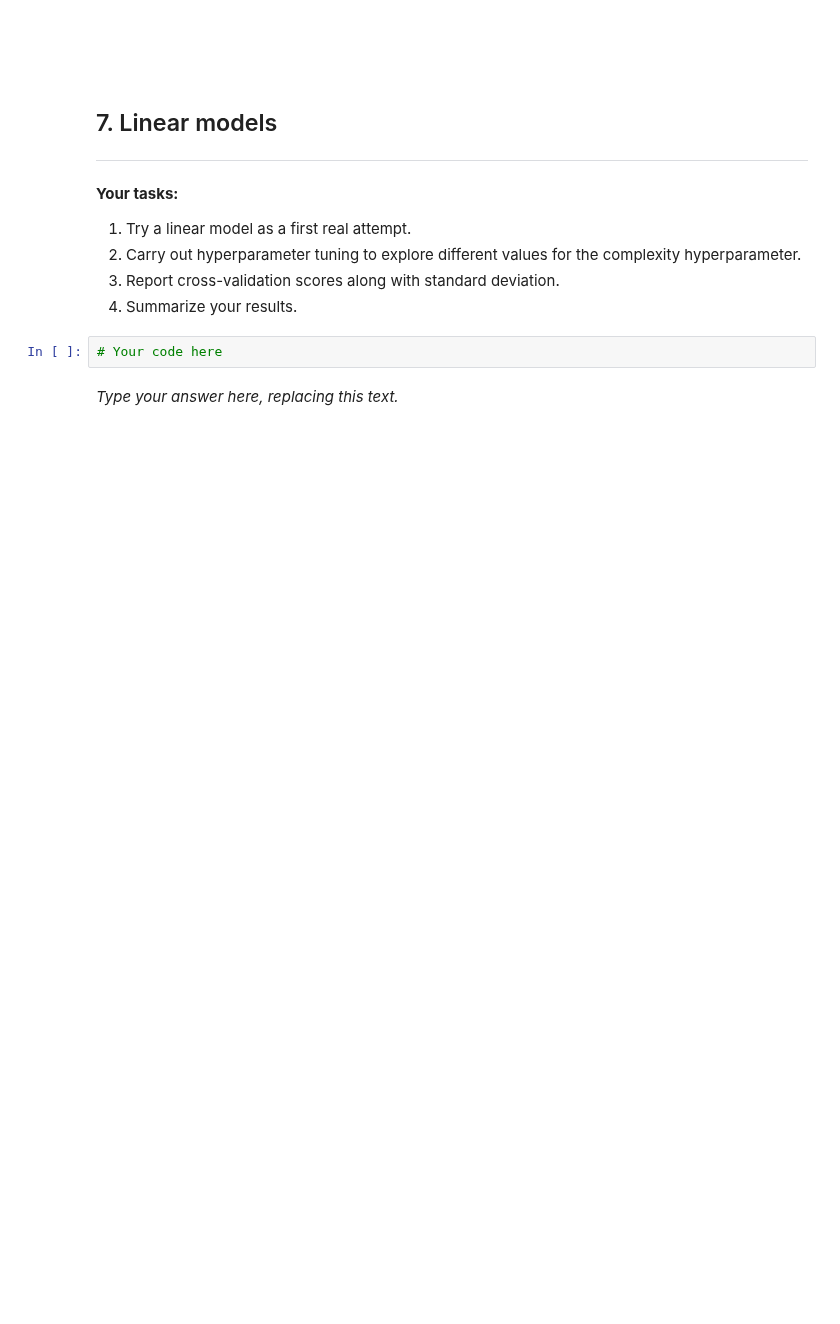
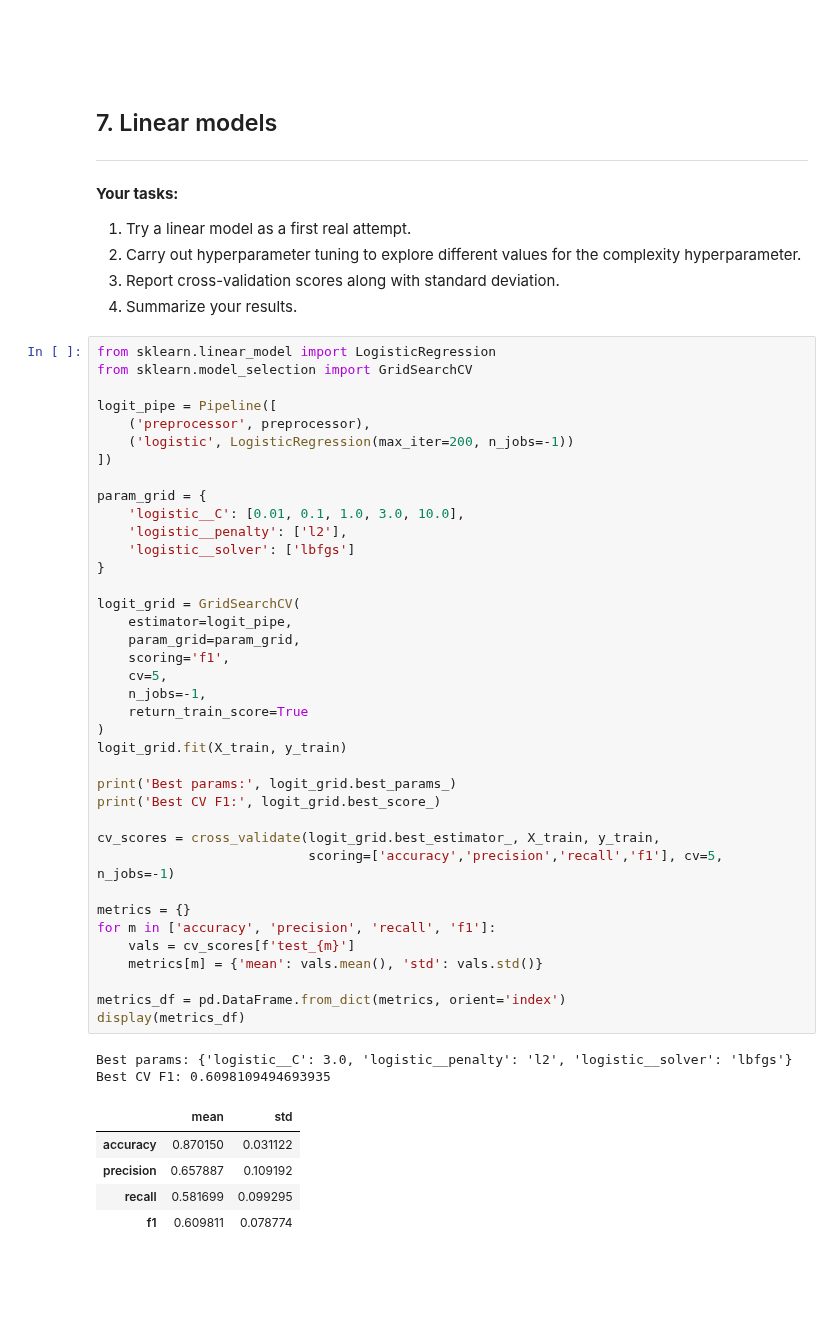
Before and after one commit to greatbabyred/CS4320-Project, a Jupyter notebook: template.ipynb, the cells around one changed output. Cells and saved outputs as stored; diff of their text form; blank space fills up the shorter version.

```diff
--- a/template.ipynb
+++ b/template.ipynb
@@ -192,10 +292,52 @@ _Type your answer here, replacing this text._
 2. Carry out hyperparameter tuning to explore different values for the complexity hyperparameter.
 3. Report cross-validation scores along with standard deviation.
 4. Summarize your results.
-# %%
-# Your code here
-# %% [markdown]
-_Type your answer here, replacing this text._
+# %%
+from sklearn.linear_model import LogisticRegression
+from sklearn.model_selection import GridSearchCV
+
+logit_pipe = Pipeline([
+    ('preprocessor', preprocessor),
+    ('logistic', LogisticRegression(max_iter=200, n_jobs=-1))
+])
+
+param_grid = {
+    'logistic__C': [0.01, 0.1, 1.0, 3.0, 10.0],
+    'logistic__penalty': ['l2'],
+    'logistic__solver': ['lbfgs']
+}
+
+logit_grid = GridSearchCV(
+    estimator=logit_pipe,
+    param_grid=param_grid,
+    scoring='f1',
+    cv=5,
+    n_jobs=-1,
+    return_train_score=True
+)
+logit_grid.fit(X_train, y_train)
+
+print('Best params:', logit_grid.best_params_)
+print('Best CV F1:', logit_grid.best_score_)
+
+cv_scores = cross_validate(logit_grid.best_estimator_, X_train, y_train,
+                           scoring=['accuracy','precision','recall','f1'], cv=5, n_jobs=-1)
+
+metrics = {}
+for m in ['accuracy', 'precision', 'recall', 'f1']:
+    vals = cv_scores[f'test_{m}']
+    metrics[m] = {'mean': vals.mean(), 'std': vals.std()}
+
+metrics_df = pd.DataFrame.from_dict(metrics, orient='index')
+display(metrics_df)
+# %% [output]
+Best params: {'logistic__C': 3.0, 'logistic__penalty': 'l2', 'logistic__solver': 'lbfgs'}
+Best CV F1: 0.6098109494693935
+|  | mean | std |
+| accuracy | 0.870150 | 0.031122 |
+| precision | 0.657887 | 0.109192 |
+| recall | 0.581699 | 0.099295 |
+| f1 | 0.609811 | 0.078774 |
 # %% [markdown]
 <!-- END QUESTION -->
 
```
Also changed, not shown: parts of 27 cells of this notebook.
